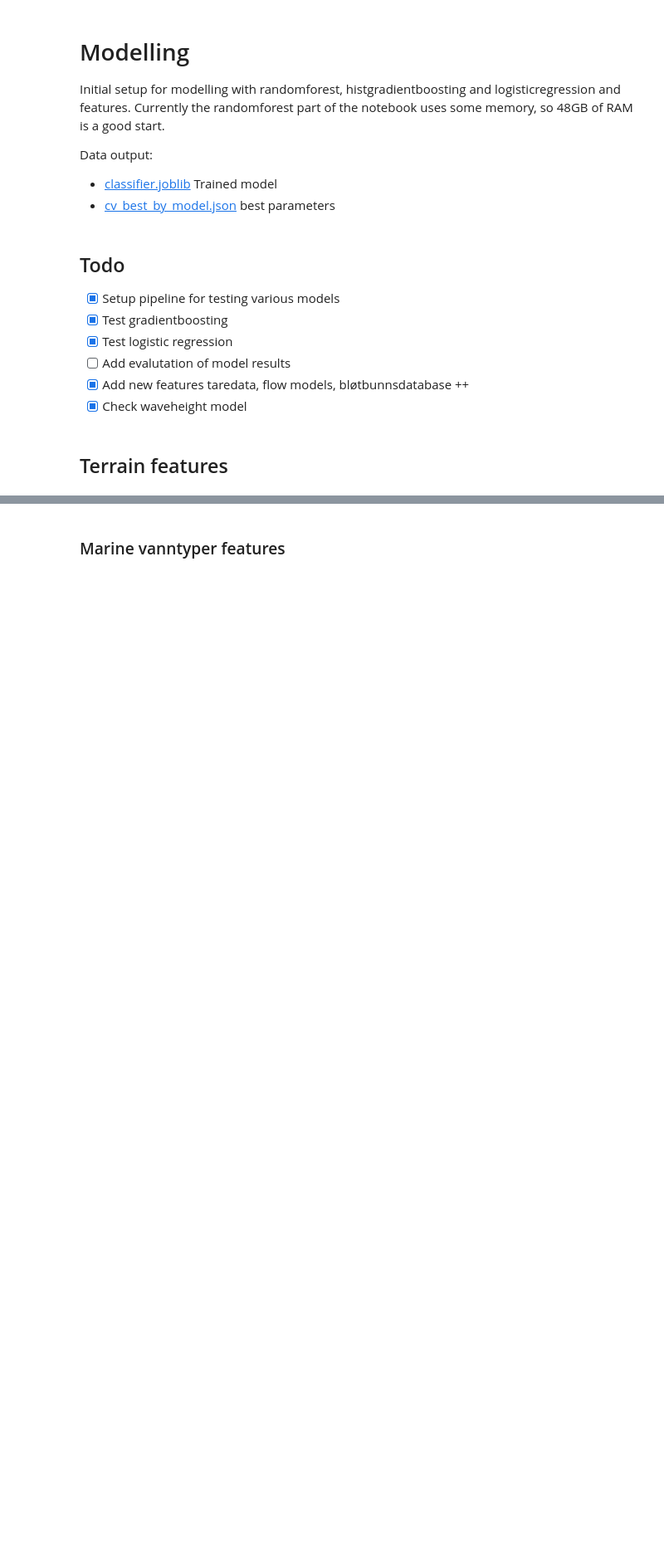
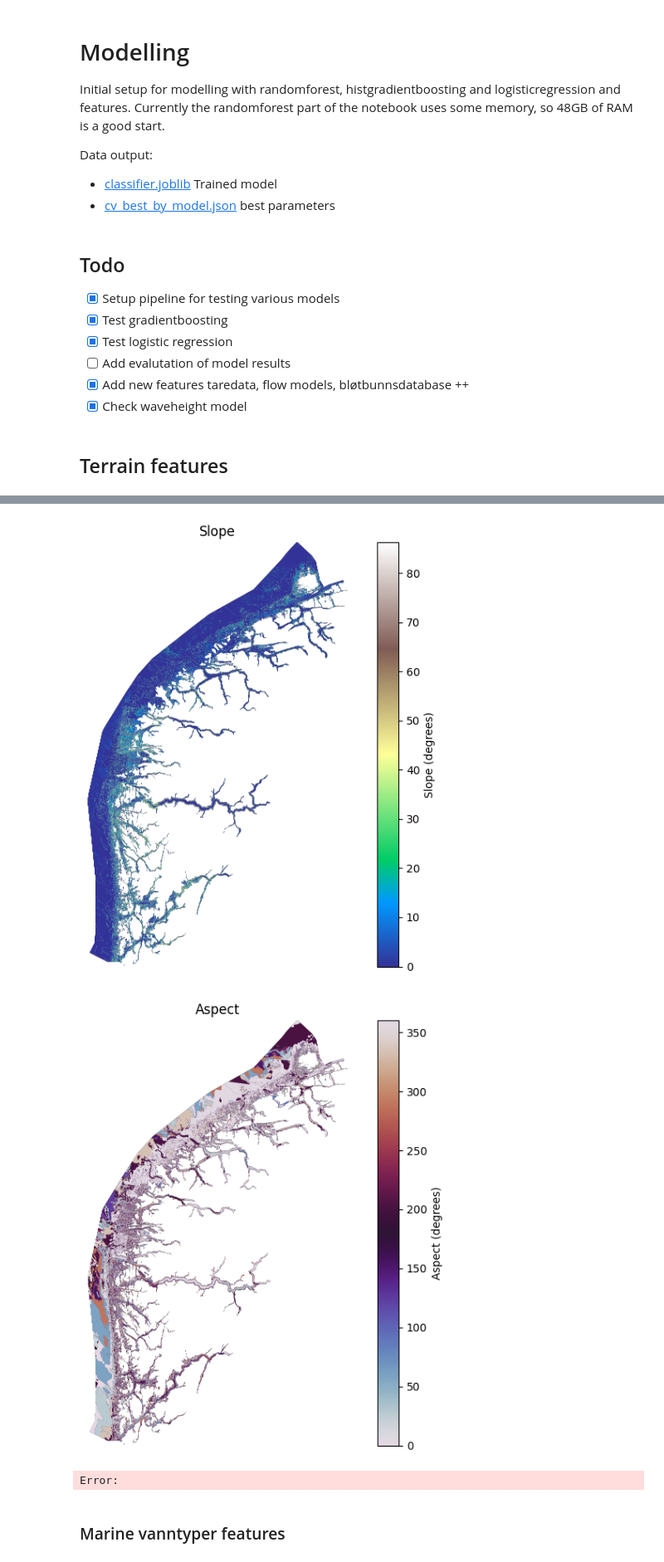
Before and after one commit to NIVANorge/marint-naturkart-niva, a Jupyter notebook: notebooks/02_modelling.ipynb, the cells around one changed output, grey strips where cells are left out. Shown at 83% size. Cells and saved outputs as stored; diff of their text form; code cells hidden in the pictures; blank space fills up the shorter version.

Commit message:
initial check of dybde polygons

```diff
--- a/notebooks/02_modelling.ipynb
+++ b/notebooks/02_modelling.ipynb
@@ -92,5 +58,7 @@ ax.set_axis_off()
 # %%
-gdf_mr = gpd.read_parquet("../geonorge/Basisdata_15_More_og_Romsdal_25833_Dybdedata_Dybdekurve.geo.parquet")
-gdf_vl = gpd.read_parquet("../geonorge/Basisdata_46_Vestland_25833_Dybdedata_Dybdekurve.geo.parquet")
+gdf_mr = gpd.read_parquet("gs://niva-geodata/MarintNaturKart/Basisdata_15_More_og_Romsdal_25833_Dybdedata_Dybdeareal.geo.parquet")
+gdf_vl = gpd.read_parquet("gs://niva-geodata/MarintNaturKart/Basisdata_46_Vestland_25833_Dybdedata_Dybdeareal.geo.parquet")
 
 gdf_vest = gpd.GeoDataFrame(pd.concat([gdf_mr, gdf_vl], ignore_index=True))
+# %%
+gdf_vest['dybde'] = (gdf_vest['maksimumsdybde']+gdf_vest['minimumsdybde'])/2
@@ -118,2 +106,6 @@ AttributeError: 'DEM' object has no attribute 'interpolate'
 # %%
-dem.plot()
+slope, aspect, curvature = xdem.terrain.get_terrain_attribute(
+        dem.data,
+        resolution=dem.res,
+        attribute=["slope", "aspect", "curvature"],
+    )
@@ -122 +112,44 @@ dem.save("dybde_dem_25m.tif")
+# %%
+features = {
+    "Slope": {
+        "data": slope,
+        "cmap": "terrain",
+        "label": "Slope (degrees)",
+    },
+    "Aspect": {
+        "data": aspect,
+        "cmap": "twilight",
+        "label": "Aspect (degrees)",
+    },
+    "Depth": {
+        "data": dem.data,
+        "cmap": "viridis",
+        "label": "Depth (m)",
+    },
+    "Curvature": {
+        "data": curvature,
+        "cmap": "coolwarm",
+        "label": "Curvature",
+    },
+}
+
+fig, axes = plt.subplots(2, 2, figsize=(12, 10))
+axes = axes.ravel()
+
+for ax, (title, cfg) in zip(axes, features.items()):
+    arr = cfg["data"]
+    vmin = np.nanmin(arr)
+    vmax = np.nanmax(arr)
+
+    im = ax.imshow(arr, cmap=cfg["cmap"], vmin=vmin, vmax=vmax)
+    fig.colorbar(im, ax=ax, label=cfg["label"])
+    ax.set_title(title)
+    ax.axis("off")
+
+plt.tight_layout()
+plt.show()
+# %% [output]
+[figure, added]
+[figure, added]
+Error:
 # %%
```
Also changed, not shown: parts of 14 cells of this notebook.
